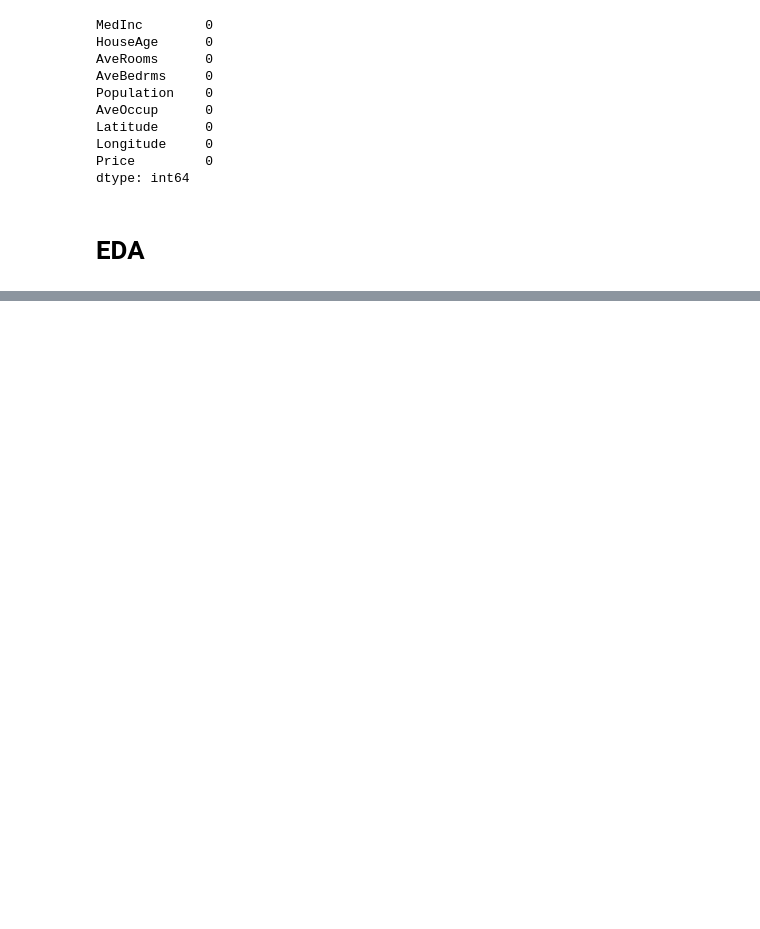
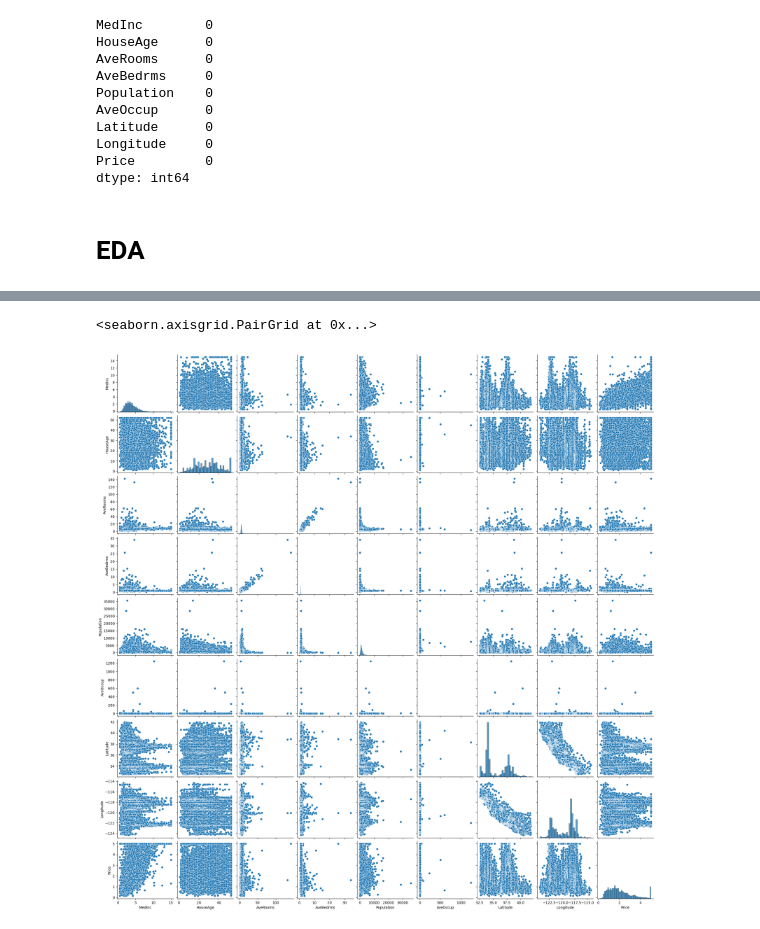
Before and after one commit to 10sharmashivam/house_price_prediction, a Jupyter notebook: Notebook/house_price.ipynb, the cells around one changed output, grey strips where cells are left out. Cells and saved outputs as stored; diff of their text form; code cells hidden in the pictures; blank space fills up the shorter version.

```diff
--- a/Notebook/house_price.ipynb
+++ b/Notebook/house_price.ipynb
@@ -158,0 +183,6 @@ dtype: int64
+# %%
+# Pairplot between features
+sns.pairplot(df)
+# %% [output]
+<seaborn.axisgrid.PairGrid at 0x...>
+[figure, added]
```
Also changed, not shown: parts of 21 cells of this notebook.
